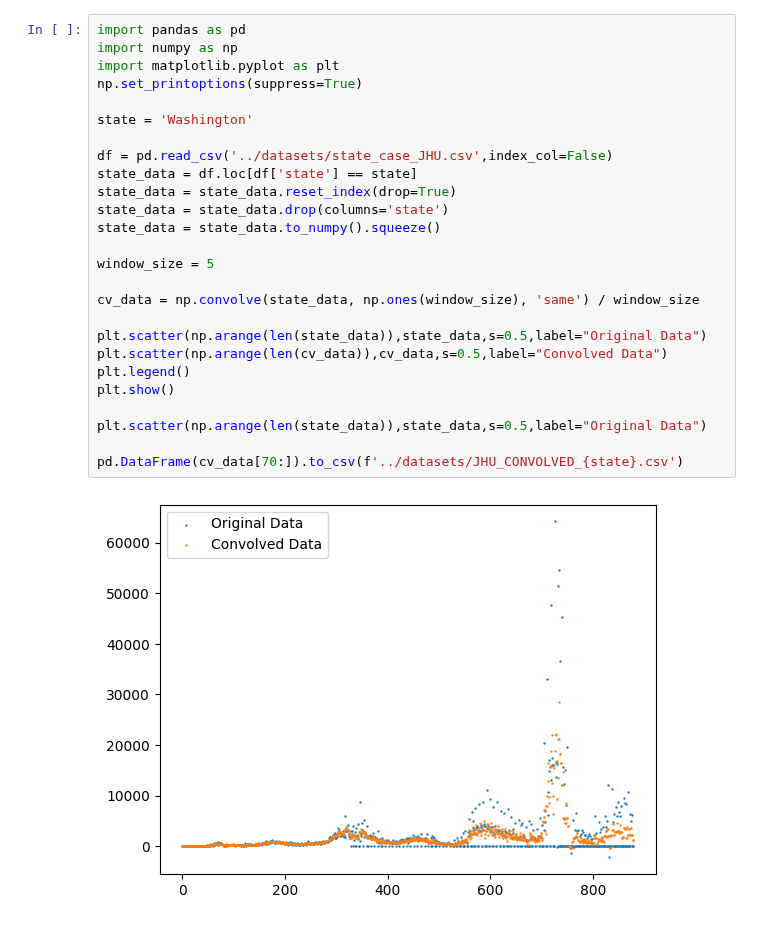
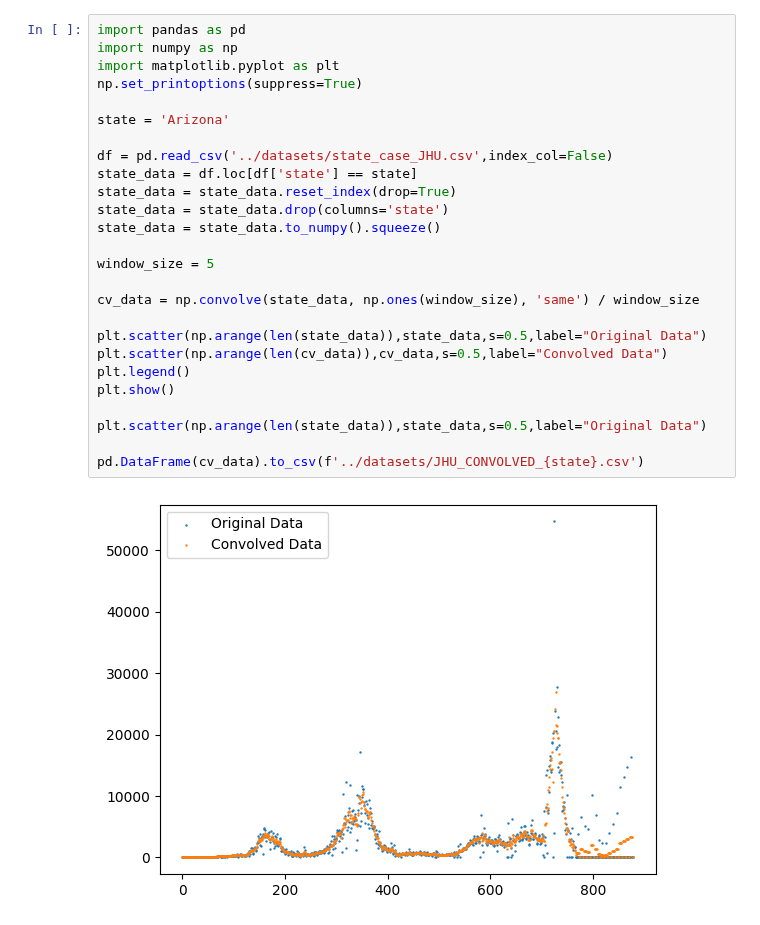
Before and after one commit to atiumcache/PF_forecast, a Jupyter notebook: juptyer notebooks/convolution.ipynb, the cells around one changed output. Cells and saved outputs as stored; diff of their text form.

```diff
--- a/juptyer notebooks/convolution.ipynb
+++ b/juptyer notebooks/convolution.ipynb
@@ -1,28 +1,28 @@
 # %%
 import pandas as pd
 import numpy as np
 import matplotlib.pyplot as plt
 np.set_printoptions(suppress=True)
 
-state = 'Washington'
+state = 'Arizona'
 
 df = pd.read_csv('../datasets/state_case_JHU.csv',index_col=False)
 state_data = df.loc[df['state'] == state]
 state_data = state_data.reset_index(drop=True)
 state_data = state_data.drop(columns='state')
 state_data = state_data.to_numpy().squeeze()
 
 window_size = 5
 
 cv_data = np.convolve(state_data, np.ones(window_size), 'same') / window_size
 
 plt.scatter(np.arange(len(state_data)),state_data,s=0.5,label="Original Data")
 plt.scatter(np.arange(len(cv_data)),cv_data,s=0.5,label="Convolved Data")
 plt.legend()
 plt.show()
 
 plt.scatter(np.arange(len(state_data)),state_data,s=0.5,label="Original Data")
 
-pd.DataFrame(cv_data[70:]).to_csv(f'../datasets/JHU_CONVOLVED_{state}.csv')
+pd.DataFrame(cv_data).to_csv(f'../datasets/JHU_CONVOLVED_{state}.csv')
 # %% [output]
-[figure, old version]
+[figure, new version]
```
Also changed, not shown: parts of 1 cell of this notebook, 6 other files.
